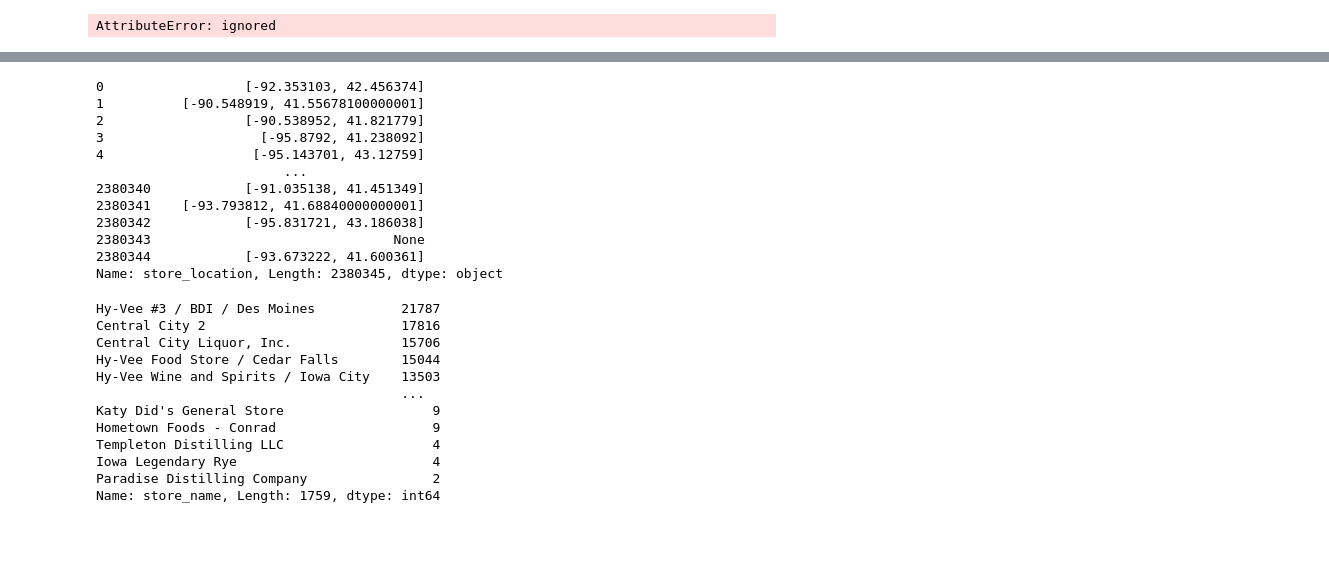
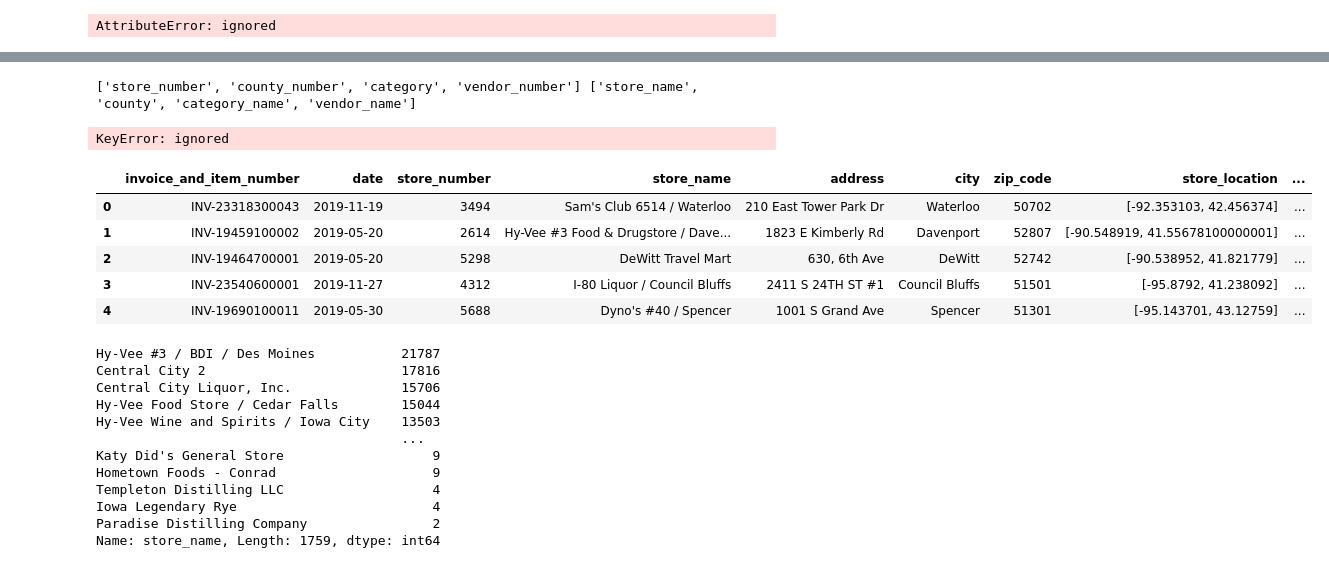
Before and after one commit to krawch1989/iowa_liquor_sales, a Jupyter notebook: main_iowa_liquor.ipynb, the cells around one changed output, grey strips where cells are left out. Cells and saved outputs as stored; diff of their text form; code cells hidden in the pictures; blank space fills up the shorter version.

```diff
--- a/main_iowa_liquor.ipynb
+++ b/main_iowa_liquor.ipynb
@@ -13,7 +13,7 @@ client = bigquery.Client(project=eth_project_id)
 sql = """
     SELECT *
     FROM `bigquery-public-data.iowa_liquor_sales.sales`
-    where date >= DATE('2019-01-01')
+    where date BETWEEN DATE('2019-01-01') AND DATE('2019-01-01')
 """
 
 df = client.query(sql).to_dataframe()
@@ -63,8 +63,8 @@ volume_sold_gallons        float64
 dtype: object
 # %%
 df.date = pd.to_datetime(df.date)
-df.dayofweek = df.date.dt.weekday_name
-df.month = df.date.dt.month_name()
+df['dayofweek'] = df.date.dt.weekday_name
+df['month'] = df.date.dt.month_name()
 df.loc[df.month.isin(['December','January','February']),'season'] = 'winter'
 df.loc[df.month.isin(['March','April','May']),'season'] = 'spring'
 df.loc[df.month.isin(['June','July','August']),'season'] = 'summer'
@@ -76,4 +76,4 @@ len(df.loc[df.store_location.isnull()])/len(df)
 AttributeError: ignored
 # %%
 df.loc[df.store_location.notnull(), 'longtitude'] = df.loc[df.store_location.notnull(), 'store_location'].apply(lambda x: x[0]).astype(float).round(4)
-df.loc[df.store_location.notnull(), 'latitude'] = df.loc[df.store_location.notnull(), 'store_location'].apply(lambda x: x[0]).astype(float).round(4)
+df.loc[df.store_location.notnull(), 'latitude'] = df.loc[df.store_location.notnull(), 'store_location'].apply(lambda x: x[1]).astype(float).round(4)
@@ -82 +110,23 @@ df.loc[df.store_location.notnull(), 'latitude'] = df.loc[df.store_location.notnu
+# %%
+cat_number = ['store_number','county_number','category','vendor_number']
+cat_name = ['store_name','county','category_name','vendor_name']
+for number, name in zip(cat_number, cat_name):
+  print(cat_number,cat_name)
+  frame = df[[cat_number, cat_name]].drop_duplicates(subset = cat_number)
+  del df[cat_name]
+  df = df.merge(frame, how='left', on=cat_number)
+  del df[cat_number]
+del frame
+# %% [output]
+['store_number', 'county_number', 'category', 'vendor_number'] ['store_name', 'county', 'category_name', 'vendor_name']
+KeyError: ignored
+# %%
+df.head()
+# %% [output]
+|  | invoice_and_item_number | date | store_number | store_name | address | city | zip_code | store_location | ... |
+| 0 | INV-23318300043 | 2019-11-19 | 3494 | Sam's Club 6514 / Waterloo | 210 East Tower Park Dr | Waterloo | 50702 | [-92.353103, 42.456374] | ... |
+| 1 | INV-19459100002 | 2019-05-20 | 2614 | Hy-Vee #3 Food & Drugstore / Dave... | 1823 E Kimberly Rd | Davenport | 52807 | [-90.548919, 41.55678100000001] | ... |
+| 2 | INV-19464700001 | 2019-05-20 | 5298 | DeWitt Travel Mart | 630, 6th Ave | DeWitt | 52742 | [-90.538952, 41.821779] | ... |
+| 3 | INV-23540600001 | 2019-11-27 | 4312 | I-80 Liquor / Council Bluffs | 2411 S 24TH ST #1 | Council Bluffs | 51501 | [-95.8792, 41.238092] | ... |
+| 4 | INV-19690100011 | 2019-05-30 | 5688 | Dyno's #40 / Spencer | 1001 S Grand Ave | Spencer | 51301 | [-95.143701, 43.12759] | ... |
 # %%
@@ -84,18 +134,3 @@ df.drop(columns=['address', ''])
-# %%
-df.store_location
-# %% [output]
-0                  [-92.353103, 42.456374]
-1          [-90.548919, 41.55678100000001]
-2                  [-90.538952, 41.821779]
-3                    [-95.8792, 41.238092]
-4                   [-95.143701, 43.12759]
-                        ...
-2380340            [-91.035138, 41.451349]
-2380341    [-93.793812, 41.68840000000001]
-2380342            [-95.831721, 43.186038]
-2380343                               None
-2380344            [-93.673222, 41.600361]
-Name: store_location, Length: 2380345, dtype: object
 # %%
 df.store_name.value_counts()
 # %% [output]
```
Also changed, not shown: parts of 4 cells of this notebook.
